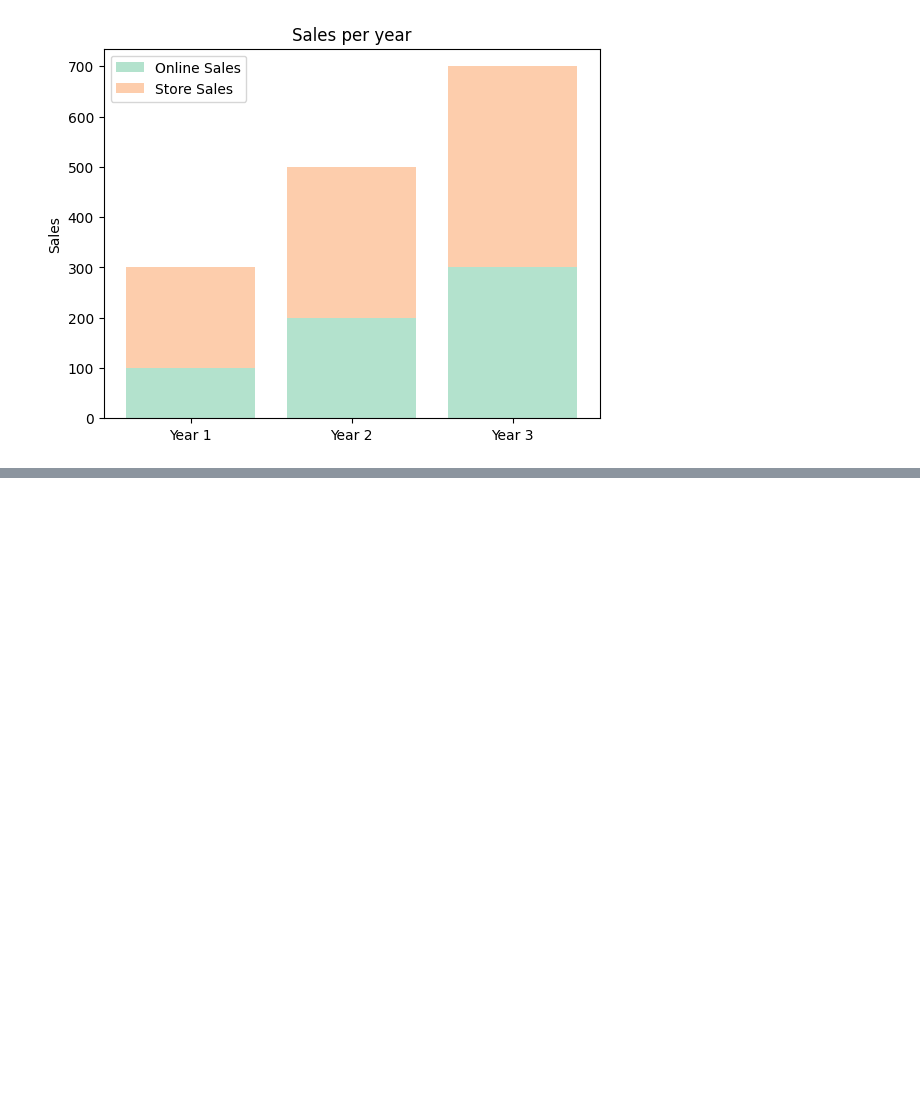
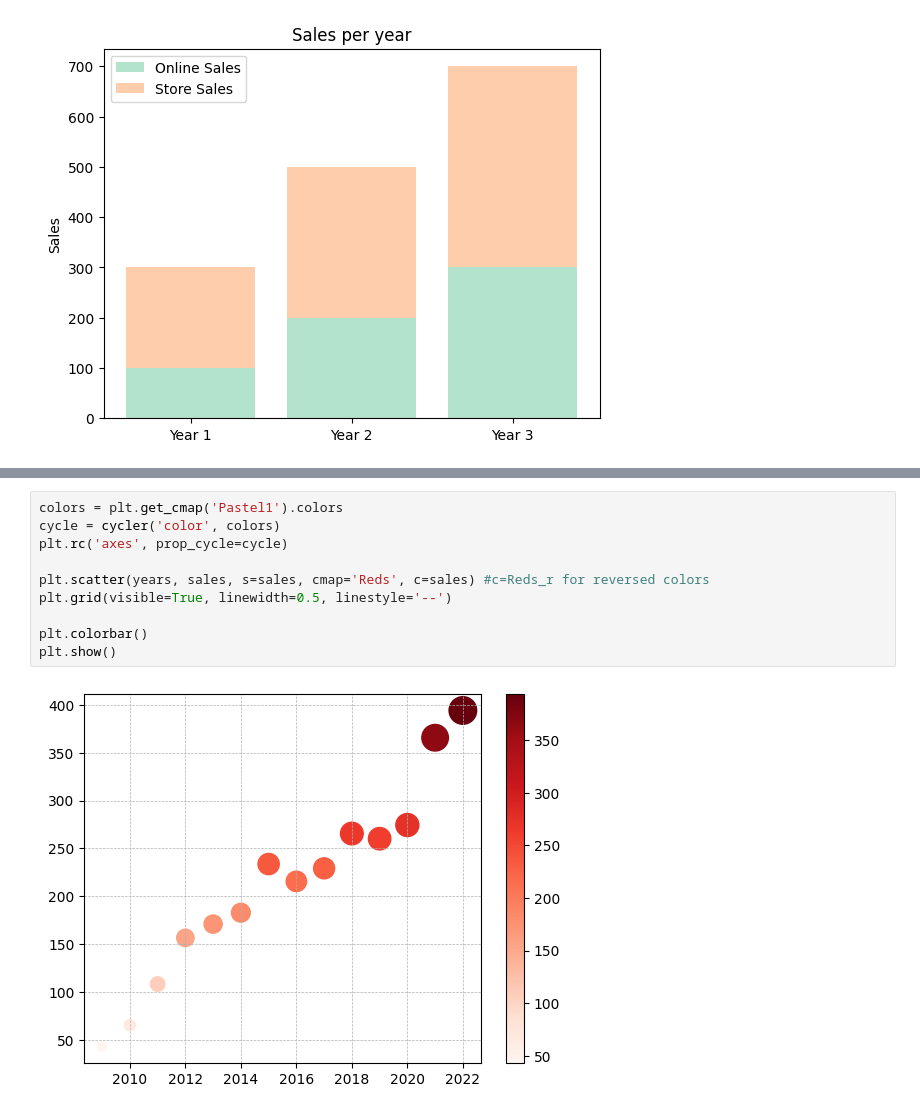
Before and after one commit to ErickVisone/DataScience, a Jupyter notebook: datascience/MatplotStudy.ipynb, the cells around one changed output, grey strips where cells are left out. Drawn from its saved outputs; the diff is of its cells as text; blank space fills up the shorter version.

```diff
--- a/datascience/MatplotStudy.ipynb
+++ b/datascience/MatplotStudy.ipynb
@@ -108,0 +167,12 @@ plt.show()
+# %%
+colors = plt.get_cmap('Pastel1').colors
+cycle = cycler('color', colors)
+plt.rc('axes', prop_cycle=cycle)
+
+plt.scatter(years, sales, s=sales, cmap='Reds', c=sales) #c=Reds_r for reversed colors
+plt.grid(visible=True, linewidth=0.5, linestyle='--')
+
+plt.colorbar()
+plt.show()
+# %% [output]
+[figure, added]
```
Also changed, not shown: parts of 10 cells of this notebook.
